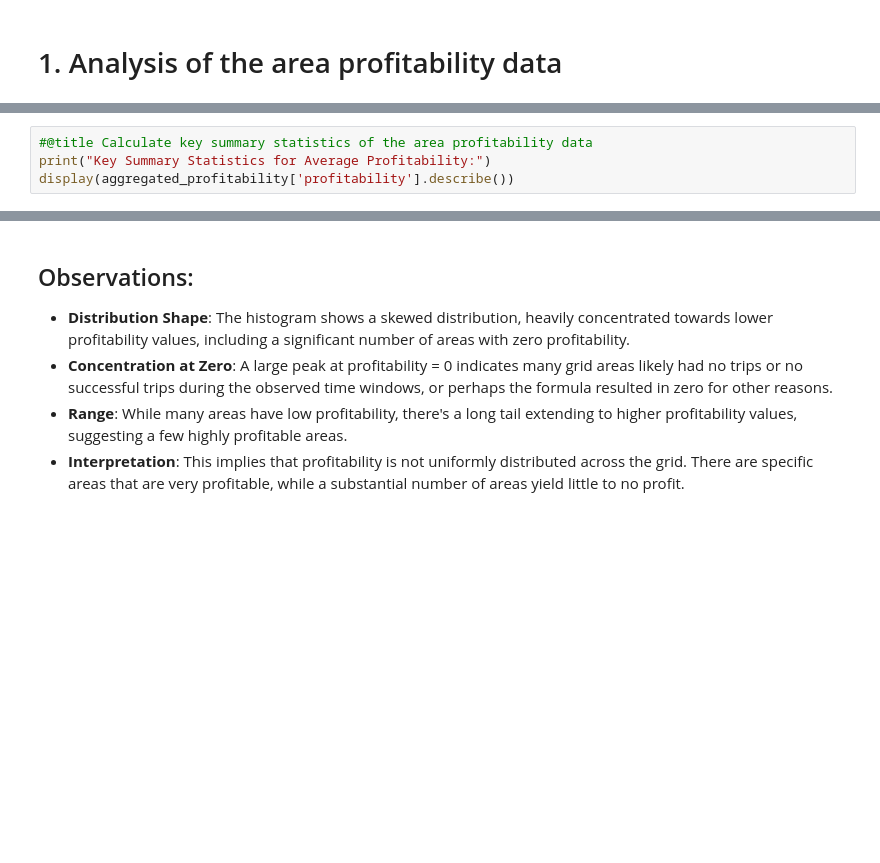
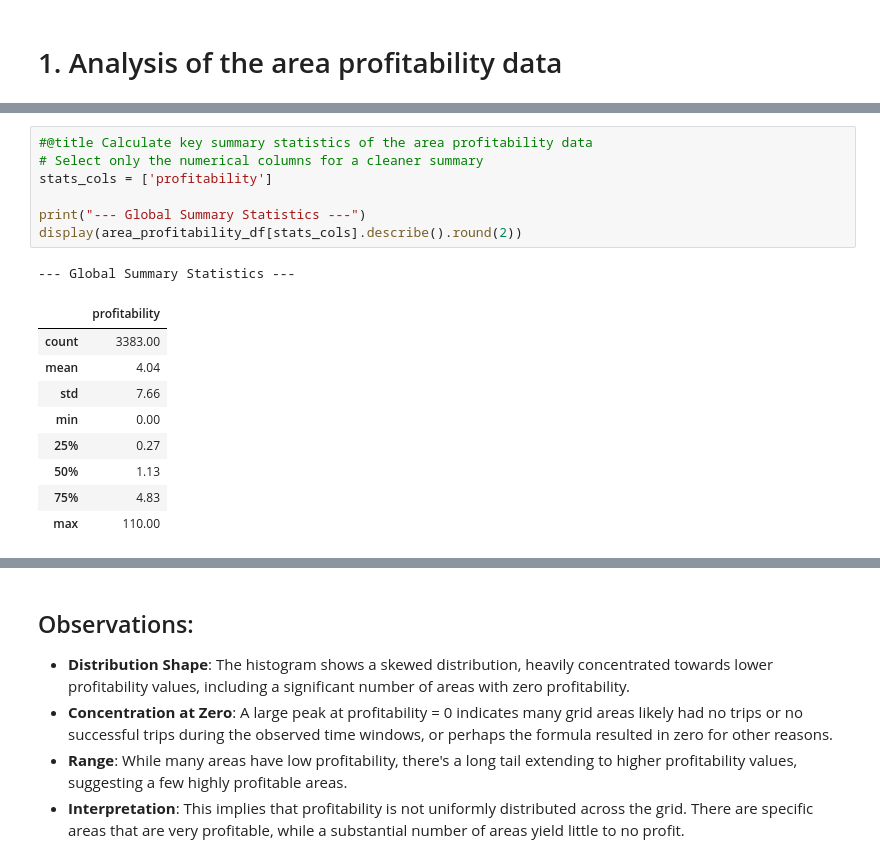
Before and after one commit to aavarela/SPBD_Labs, a Jupyter notebook: projeto2/project.ipynb, the cells around one changed output, grey strips where cells are left out. Drawn from its saved outputs; the diff is of its cells as text; blank space fills up the shorter version.

```diff
--- a/projeto2/project.ipynb
+++ b/projeto2/project.ipynb
@@ -362,7 +410,21 @@ plt.show()
 # %%
 #@title Calculate key summary statistics of the area profitability data
-print("Key Summary Statistics for Average Profitability:")
-display(aggregated_profitability['profitability'].describe())
+# Select only the numerical columns for a cleaner summary
+stats_cols = ['profitability']
+
+print("--- Global Summary Statistics ---")
+display(area_profitability_df[stats_cols].describe().round(2))
+# %% [output]
+--- Global Summary Statistics ---
+|  | profitability |
+| count | 3383.00 |
+| mean | 4.04 |
+| std | 7.66 |
+| min | 0.00 |
+| 25% | 0.27 |
+| 50% | 1.13 |
+| 75% | 4.83 |
+| max | 110.00 |
 # %%
 #@title Show histogram of the area profitability data
 import matplotlib.pyplot as plt
```
Also changed, not shown: parts of 16 cells of this notebook.
